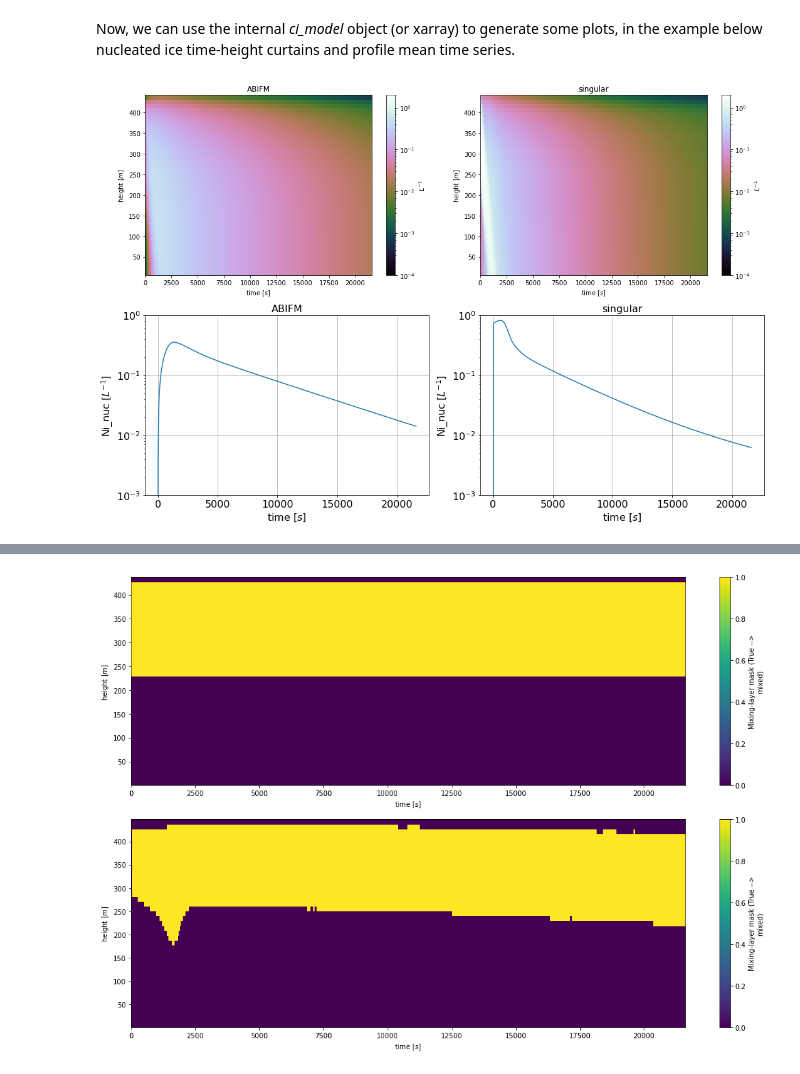
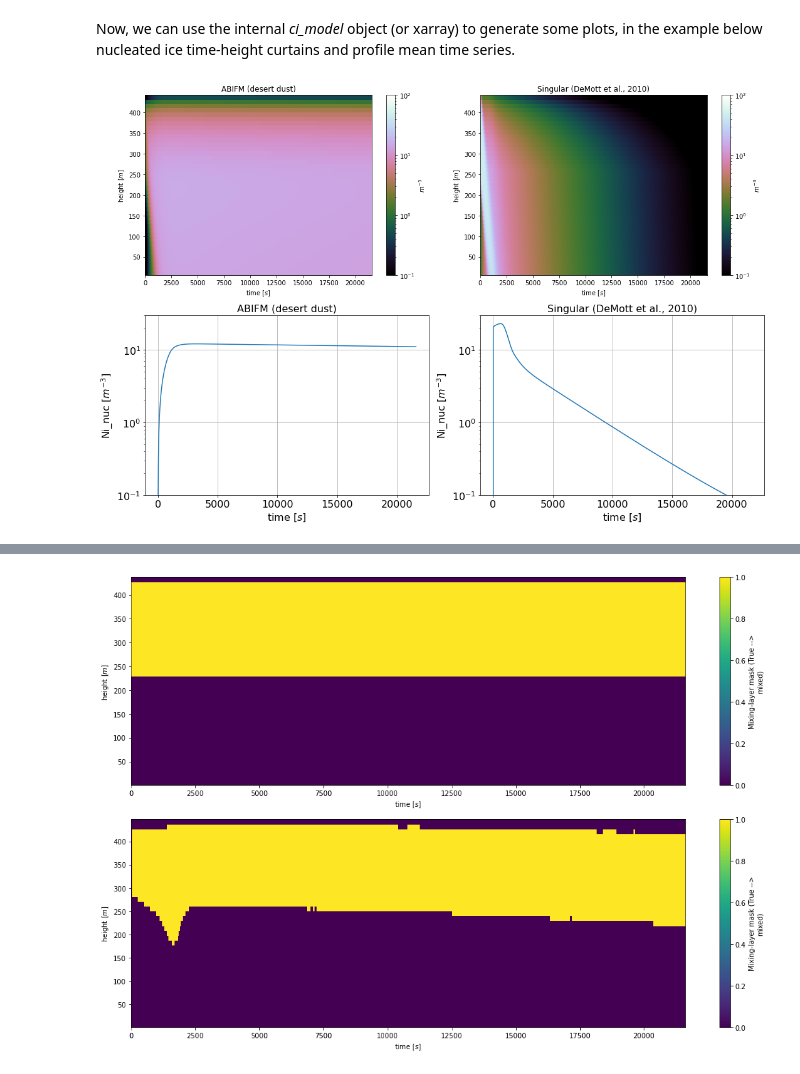
Before and after one commit to open-atmos/AC-1D, a Jupyter notebook: doc/source/Example.ipynb, the cells around one changed output, grey strips where cells are left out. Cells and saved outputs as stored; diff of their text form; code cells hidden in the pictures.

```diff
--- a/doc/source/Example.ipynb
+++ b/doc/source/Example.ipynb
@@ -8,21 +8,21 @@ import numpy as np
 
 # ABIFM
 model_abifm = ci_model(use_ABIFM=True,
-                 entrain_from_cth=False,
-                 aer_info=[{"name": "Al2O3_1",                # INP population #1 properties
-                            "n_init_max": 2.,
-                            "psd": {"type": "mono",
-                                   "diam": 1.},
-                            "nucleus_type": "Al2O3"}],
-                 t_harvest=3600*3)                               # True - run model after initialization
+                       deplete_entrained=False,
+                       aer_info=[{"name": "Desert_Dust",
+                                  "n_init_max": 2.0e3,
+                                  "psd": {"type": "mono",
+                                          "diam": 1.0e-6},
+                                  "nucleus_type": "Desert Dust"}],
+                       t_harvest=3600*3)
 
 # Singular
 model_singular = ci_model(use_ABIFM=False,
-                 entrain_from_cth=False,
-                 aer_info=[{"name": "Al2O3_1",                # INP population #1 properties
-                            "n_init_max": 2.,
-                            "psd": {"type": "mono",
-                                   "diam": 1.},
-                            "nucleus_type": "Al2O3"}],
-                 t_harvest=3600*3)                               # True - run model after initialization
+                          deplete_entrained=False,
+                          aer_info=[{"name": "Desert_Dust",
+                                     "n_init_max": 2.0e3,
+                                     "psd": {"type": "mono",
+                                             "diam": 1.0e-6},
+                                     "nucleus_type": "Desert Dust"}],
+                          t_harvest=3600*3)
 # %% [output]
@@ -47,11 +47,10 @@ Process: data_allocation: 1.50 s (33.70% of of total time)
 Now, we can use the internal _ci_model_ object (or xarray) to generate some plots, in the example below nucleated ice time-height curtains and profile mean time series.
 # %%
 cb = {}
-xticks = np.linspace(0, 2, 2)
 fig, ax = model_abifm.plot.generate_figure(subplot_shape=(2,2))
-ax[0,0], cb["sub0"] = model_abifm.plot.curtain(model_abifm, ax=ax[0,0], field_to_plot="Ni_nuc", vmin=1e-4, vmax=2e0, log_plot=True, title="ABIFM")
-ax[0,1], cb["sub1"] = model_abifm.plot.curtain(model_singular, ax=ax[0,1], field_to_plot="Ni_nuc", vmin=1e-4, vmax=2e0, log_plot=True, title="singular")
-ax[1,0] = model_abifm.plot.tseries(model_abifm, ax=ax[1,0], field_to_plot="Ni_nuc", grid=True, yscale="log", ylim=[1e-3, 1], title="ABIFM")
-ax[1,1] = model_abifm.plot.tseries(model_singular, ax=ax[1,1], field_to_plot="Ni_nuc", grid=True, yscale="log", ylim=[1e-3, 1], title="singular")
+ax[0,0], cb["sub0"] = model_abifm.plot.curtain(model_abifm, ax=ax[0,0], field_to_plot="Ni_nuc", vmin=1e-1, vmax=1e2, log_plot=True, title="ABIFM (desert dust)")
+ax[0,1], cb["sub1"] = model_singular.plot.curtain(model_singular, ax=ax[0,1], field_to_plot="Ni_nuc", vmin=1e-1, vmax=1e2, log_plot=True, title="Singular (DeMott et al., 2010)")
+ax[1,0] = model_abifm.plot.tseries(model_abifm, ax=ax[1,0], field_to_plot="Ni_nuc", grid=True, yscale="log", ylim=[1e-1, 3e1], title="ABIFM (desert dust)")
+ax[1,1] = model_singular.plot.tseries(model_singular, ax=ax[1,1], field_to_plot="Ni_nuc", grid=True, yscale="log", ylim=[1e-1, 3e1], title="Singular (DeMott et al., 2010)")
 # %% [output]
-[figure, old version]
+[figure, new version]
```
Also changed, not shown: parts of 22 cells of this notebook, 38 other files.
